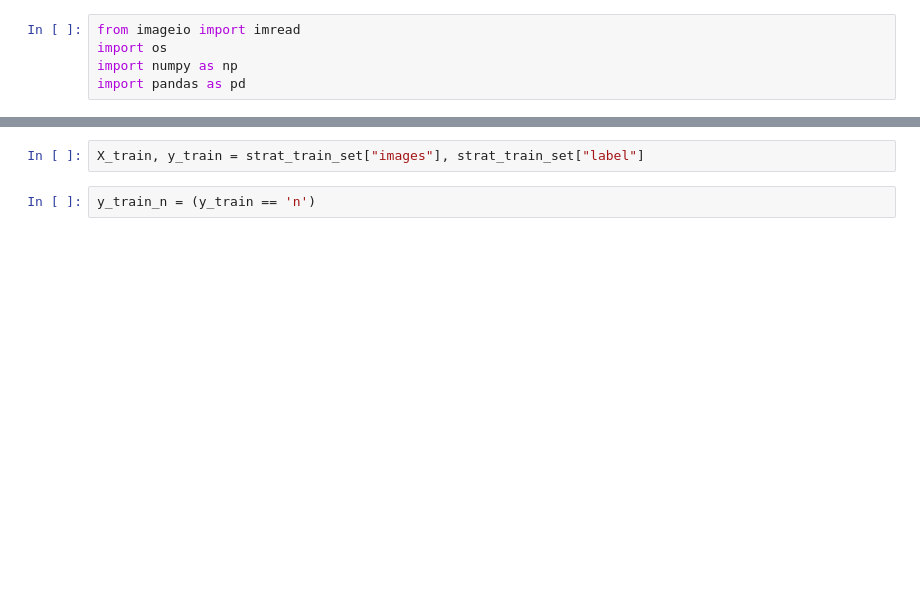
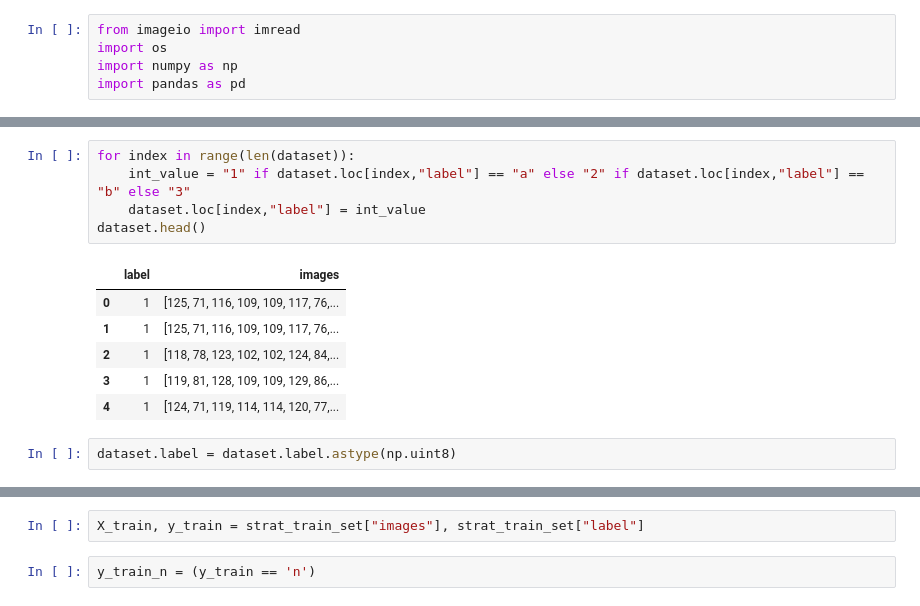
Before and after one commit to BartDePaepeHogent/machine_learning_musti, a Jupyter notebook: model_data.ipynb, the cells around one changed output, grey strips where cells are left out. Cells and saved outputs as stored; diff of their text form; blank space fills up the shorter version.

```diff
--- a/model_data.ipynb
+++ b/model_data.ipynb
@@ -29,0 +37,14 @@ dataset.head()
+# %%
+for index in range(len(dataset)):
+    int_value = "1" if dataset.loc[index,"label"] == "a" else "2" if dataset.loc[index,"label"] == "b" else "3"
+    dataset.loc[index,"label"] = int_value
+dataset.head()
+# %% [output]
+|  | label | images |
+| 0 | 1 | [125, 71, 116, 109, 109, 117, 76,... |
+| 1 | 1 | [125, 71, 116, 109, 109, 117, 76,... |
+| 2 | 1 | [118, 78, 123, 102, 102, 124, 84,... |
+| 3 | 1 | [119, 81, 128, 109, 109, 129, 86,... |
+| 4 | 1 | [124, 71, 119, 114, 114, 120, 77,... |
+# %%
+dataset.label = dataset.label.astype(np.uint8)
```
Also changed, not shown: parts of 7 cells of this notebook, 2 other files.
